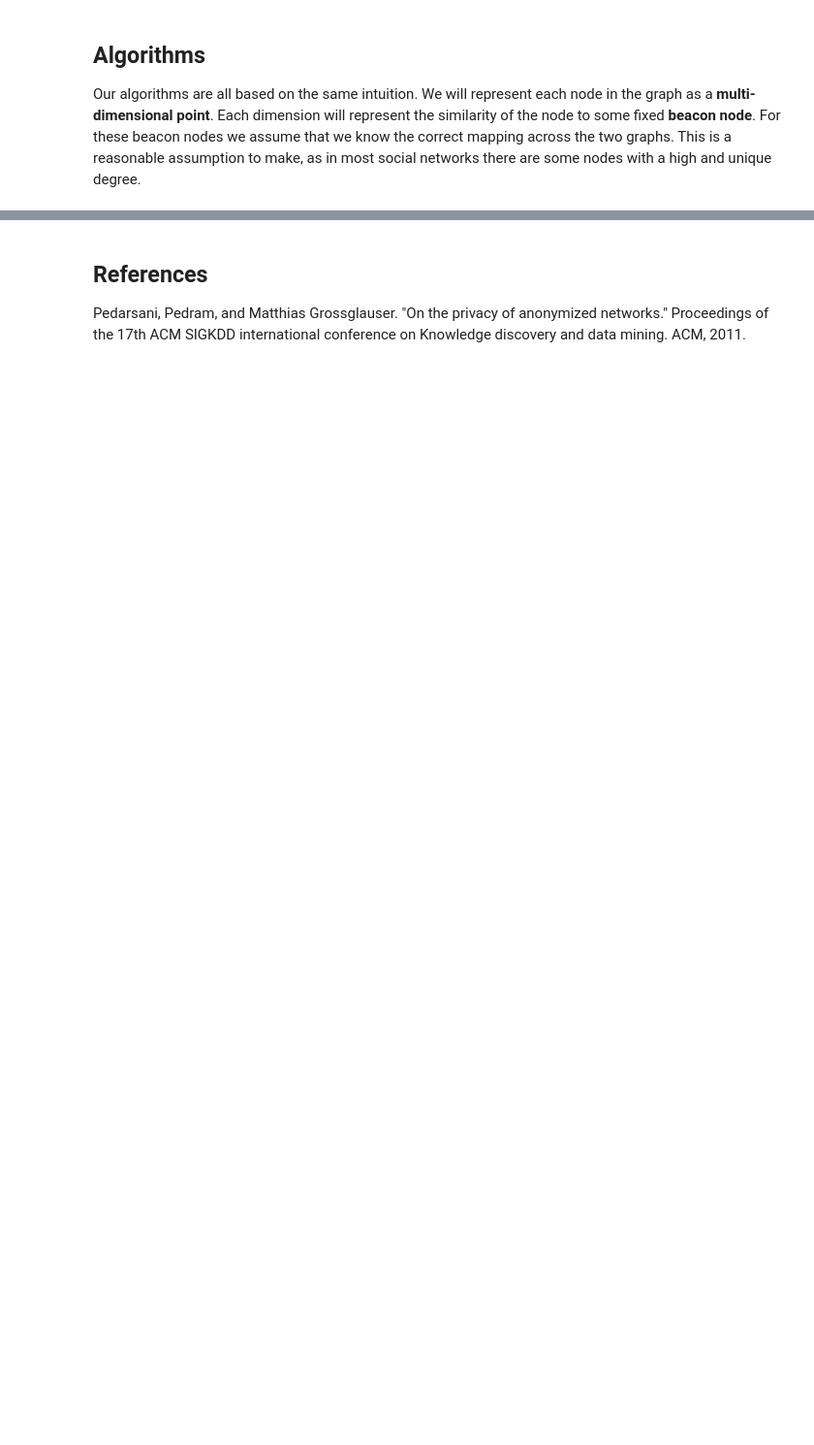
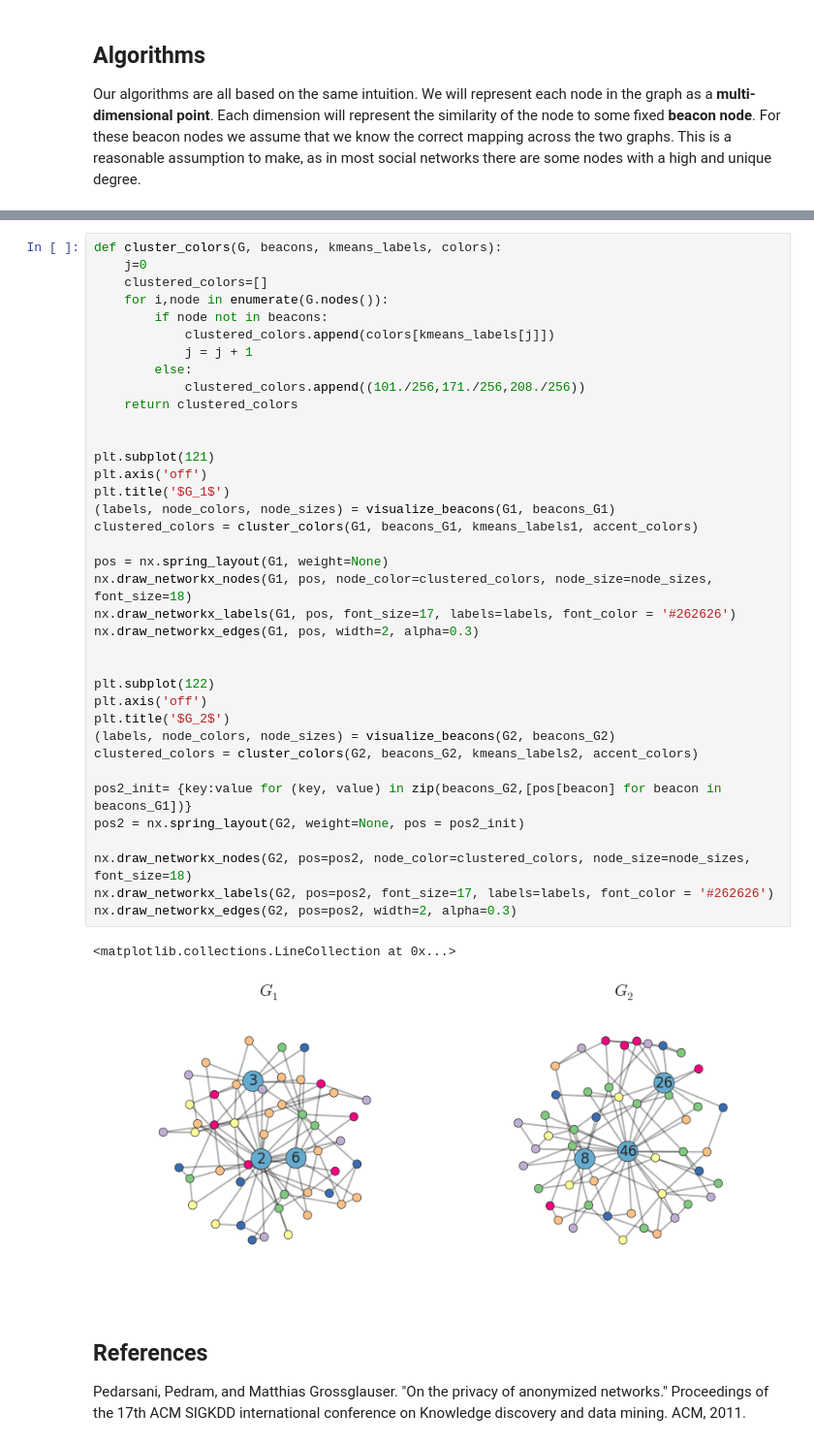
Before and after one commit to harrymvr/graph-isomorphism, a Jupyter notebook: graph-isomorphisms.ipynb, the cells around one changed output, grey strips where cells are left out. Shown at 97% size. Drawn from its saved outputs; the diff is of its cells as text; blank space fills up the shorter version.

```diff
--- a/graph-isomorphisms.ipynb
+++ b/graph-isomorphisms.ipynb
@@ -75,3 +200,43 @@ nx.draw_networkx_edges(G, pos, width=2, alpha=0.3)
+# %%
+def cluster_colors(G, beacons, kmeans_labels, colors):
+    j=0
+    clustered_colors=[]
+    for i,node in enumerate(G.nodes()):
+        if node not in beacons:
+            clustered_colors.append(colors[kmeans_labels[j]])
+            j = j + 1
+        else:
+            clustered_colors.append((101./256,171./256,208./256))
+    return clustered_colors
+
+
+plt.subplot(121)
+plt.axis('off')
+plt.title('$G_1$')
+(labels, node_colors, node_sizes) = visualize_beacons(G1, beacons_G1)
+clustered_colors = cluster_colors(G1, beacons_G1, kmeans_labels1, accent_colors)
+
+pos = nx.spring_layout(G1, weight=None)
+nx.draw_networkx_nodes(G1, pos, node_color=clustered_colors, node_size=node_sizes, font_size=18)
+nx.draw_networkx_labels(G1, pos, font_size=17, labels=labels, font_color = '#262626')
+nx.draw_networkx_edges(G1, pos, width=2, alpha=0.3)
+
+
+plt.subplot(122)
+plt.axis('off')
+plt.title('$G_2$')
+(labels, node_colors, node_sizes) = visualize_beacons(G2, beacons_G2)
+clustered_colors = cluster_colors(G2, beacons_G2, kmeans_labels2, accent_colors)
+
+pos2_init= {key:value for (key, value) in zip(beacons_G2,[pos[beacon] for beacon in beacons_G1])}
+pos2 = nx.spring_layout(G2, weight=None, pos = pos2_init)
+
+nx.draw_networkx_nodes(G2, pos=pos2, node_color=clustered_colors, node_size=node_sizes, font_size=18)
+nx.draw_networkx_labels(G2, pos=pos2, font_size=17, labels=labels, font_color = '#262626')
+nx.draw_networkx_edges(G2, pos=pos2, width=2, alpha=0.3)
+# %% [output]
+<matplotlib.collections.LineCollection at 0x...>
+[figure, added]
 # %% [markdown]
 ## References
 Pedarsani, Pedram, and Matthias Grossglauser. "On the privacy of anonymized networks." Proceedings of the 17th ACM SIGKDD international conference on Knowledge discovery and data mining. ACM, 2011.
```
Also changed, not shown: parts of 12 cells of this notebook.
